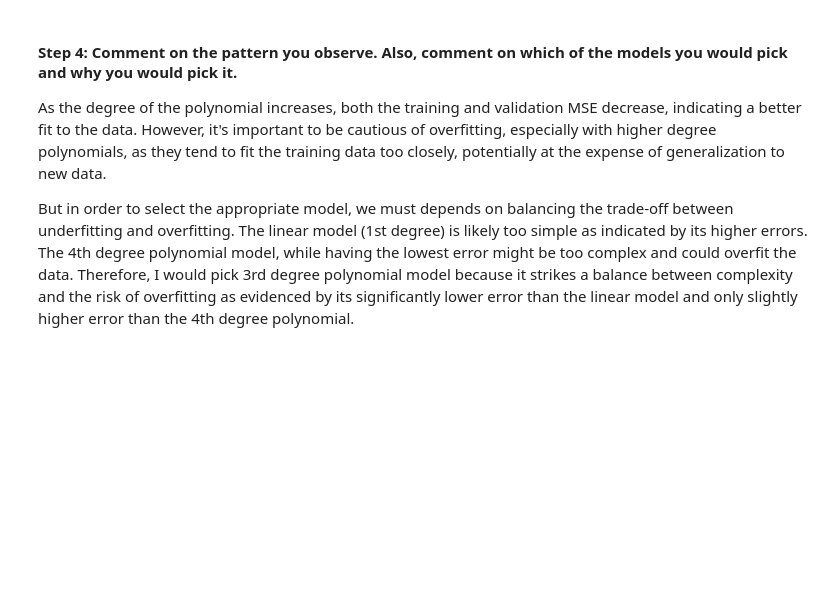
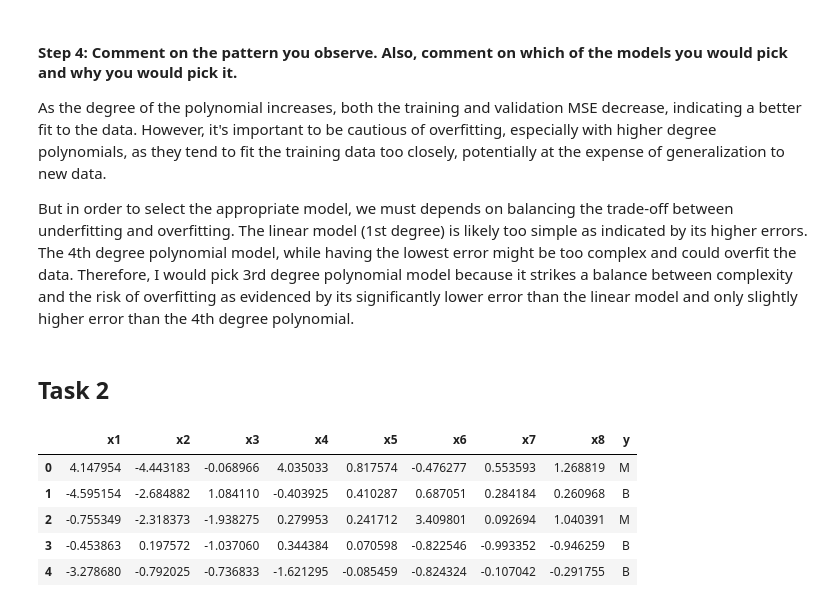
Before and after one commit to kwanqing/CMPE-257, a Jupyter notebook: take_home_exam.ipynb, the cells around one changed output. Drawn from its saved outputs; the diff is of its cells as text; code cells hidden in the pictures; blank space fills up the shorter version.

Commit message:
Completed task 2

```diff
--- a/take_home_exam.ipynb
+++ b/take_home_exam.ipynb
@@ -124,3 +124,5 @@ As the degree of the polynomial increases, both the training and validation MSE
 
 
 But in order to select the appropriate model, we must depends on balancing the trade-off between underfitting and overfitting. The linear model (1st degree) is likely too simple as indicated by its higher errors. The 4th degree polynomial model, while having the lowest error might be too complex and could overfit the data. Therefore, I would pick 3rd degree polynomial model because it strikes a balance between complexity and the risk of overfitting as evidenced by its significantly lower error than the linear model and only slightly higher error than the 4th degree polynomial.
+# %% [markdown]
+## Task 2
@@ -126,0 +137,11 @@ But in order to select the appropriate model, we must depends on balancing the t
+# %%
+cancer_data_path = 'breast_cancer_dataset_preprocessed.csv'
+cancer_data = pd.read_csv(cancer_data_path)
+cancer_data.head()
+# %% [output]
+|  | x1 | x2 | x3 | x4 | x5 | x6 | x7 | x8 | y |
+| 0 | 4.147954 | -4.443183 | -0.068966 | 4.035033 | 0.817574 | -0.476277 | 0.553593 | 1.268819 | M |
+| 1 | -4.595154 | -2.684882 | 1.084110 | -0.403925 | 0.410287 | 0.687051 | 0.284184 | 0.260968 | B |
+| 2 | -0.755349 | -2.318373 | -1.938275 | 0.279953 | 0.241712 | 3.409801 | 0.092694 | 1.040391 | M |
+| 3 | -0.453863 | 0.197572 | -1.037060 | 0.344384 | 0.070598 | -0.822546 | -0.993352 | -0.946259 | B |
+| 4 | -3.278680 | -0.792025 | -0.736833 | -1.621295 | -0.085459 | -0.824324 | -0.107042 | -0.291755 | B |
```
Also changed, not shown: parts of 7 cells of this notebook.
